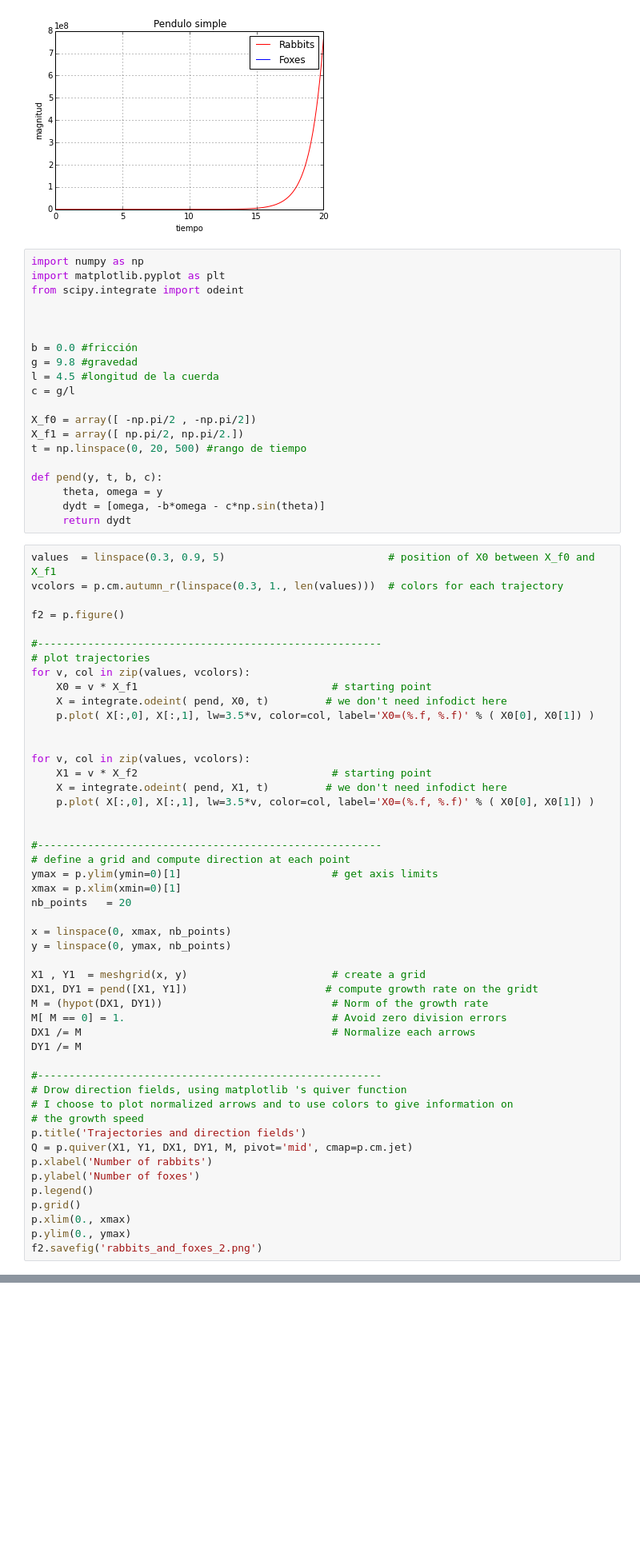
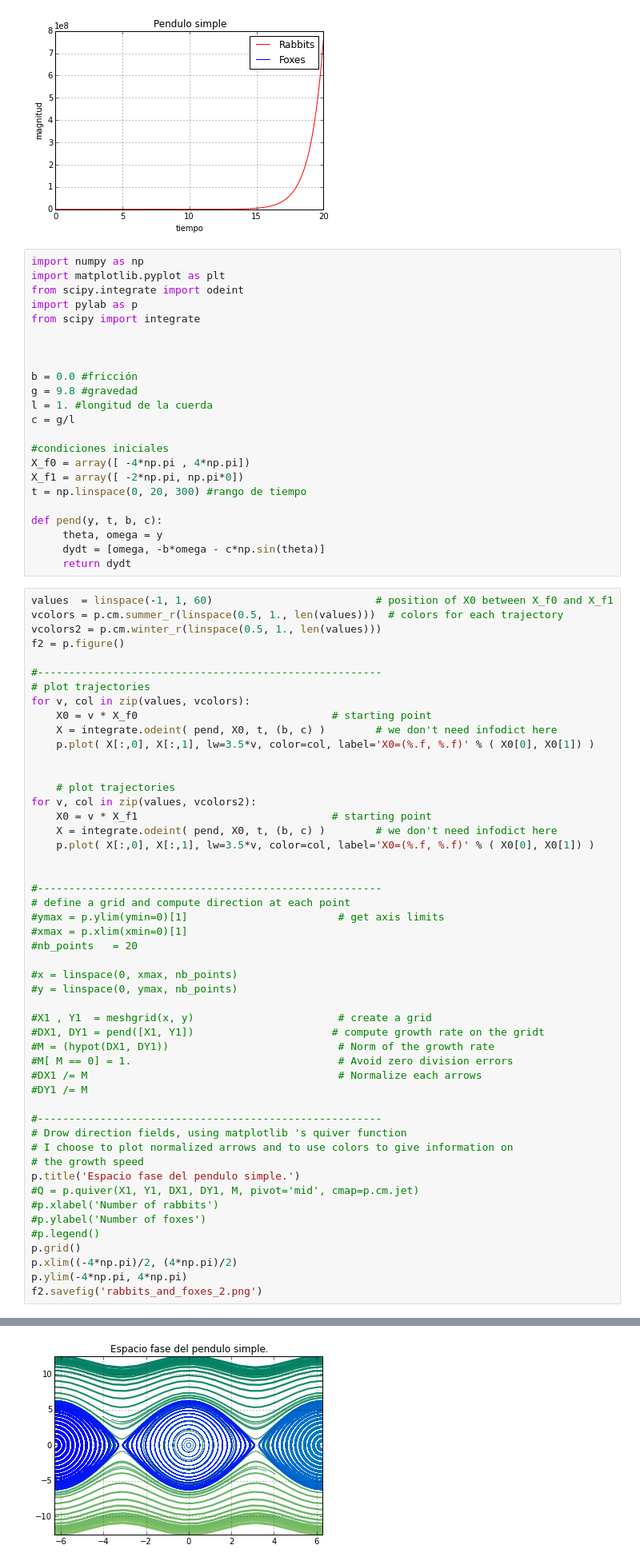
Before and after one commit to OlgaFimbresMorales/Computacional1, a Jupyter notebook: Actividad7/Actividad7.ipynb, the cells around one changed output, grey strips where cells are left out. Shown at 80% size. Drawn from its saved outputs; the diff is of its cells as text; blank space fills up the shorter version.

```diff
--- a/Actividad7/Actividad7.ipynb
+++ b/Actividad7/Actividad7.ipynb
@@ -56,69 +56,73 @@ f1.savefig('rabbits_and_foxes_1.png')
 import numpy as np
 import matplotlib.pyplot as plt
 from scipy.integrate import odeint
+import pylab as p
+from scipy import integrate
 
 
 
 b = 0.0 #fricción
 g = 9.8 #gravedad
-l = 4.5 #longitud de la cuerda
+l = 1. #longitud de la cuerda
 c = g/l
 
-X_f0 = array([ -np.pi/2 , -np.pi/2])
-X_f1 = array([ np.pi/2, np.pi/2.])
-t = np.linspace(0, 20, 500) #rango de tiempo
+#condiciones iniciales
+X_f0 = array([ -4*np.pi , 4*np.pi])
+X_f1 = array([ -2*np.pi, np.pi*0])
+t = np.linspace(0, 20, 300) #rango de tiempo
 
 def pend(y, t, b, c):
      theta, omega = y
      dydt = [omega, -b*omega - c*np.sin(theta)]
      return dydt
 # %%
-values  = linspace(0.3, 0.9, 5)                          # position of X0 between X_f0 and X_f1
-vcolors = p.cm.autumn_r(linspace(0.3, 1., len(values)))  # colors for each trajectory
-
+values  = linspace(-1, 1, 60)                          # position of X0 between X_f0 and X_f1
+vcolors = p.cm.summer_r(linspace(0.5, 1., len(values)))  # colors for each trajectory
+vcolors2 = p.cm.winter_r(linspace(0.5, 1., len(values)))
 f2 = p.figure()
 
 #-------------------------------------------------------
 # plot trajectories
 for v, col in zip(values, vcolors):
-    X0 = v * X_f1                               # starting point
-    X = integrate.odeint( pend, X0, t)         # we don't need infodict here
+    X0 = v * X_f0                               # starting point
+    X = integrate.odeint( pend, X0, t, (b, c) )        # we don't need infodict here
     p.plot( X[:,0], X[:,1], lw=3.5*v, color=col, label='X0=(%.f, %.f)' % ( X0[0], X0[1]) )
 
 
-for v, col in zip(values, vcolors):
-    X1 = v * X_f2                               # starting point
-    X = integrate.odeint( pend, X1, t)         # we don't need infodict here
+    # plot trajectories
+for v, col in zip(values, vcolors2):
+    X0 = v * X_f1                               # starting point
+    X = integrate.odeint( pend, X0, t, (b, c) )        # we don't need infodict here
     p.plot( X[:,0], X[:,1], lw=3.5*v, color=col, label='X0=(%.f, %.f)' % ( X0[0], X0[1]) )
 
 
 #-------------------------------------------------------
 # define a grid and compute direction at each point
-ymax = p.ylim(ymin=0)[1]                        # get axis limits
-xmax = p.xlim(xmin=0)[1]
-nb_points   = 20
+#ymax = p.ylim(ymin=0)[1]                        # get axis limits
+#xmax = p.xlim(xmin=0)[1]
+#nb_points   = 20
 
-x = linspace(0, xmax, nb_points)
-y = linspace(0, ymax, nb_points)
+#x = linspace(0, xmax, nb_points)
+#y = linspace(0, ymax, nb_points)
 
-X1 , Y1  = meshgrid(x, y)                       # create a grid
-DX1, DY1 = pend([X1, Y1])                      # compute growth rate on the gridt
-M = (hypot(DX1, DY1))                           # Norm of the growth rate
-M[ M == 0] = 1.                                 # Avoid zero division errors
-DX1 /= M                                        # Normalize each arrows
-DY1 /= M
+#X1 , Y1  = meshgrid(x, y)                       # create a grid
+#DX1, DY1 = pend([X1, Y1])                      # compute growth rate on the gridt
+#M = (hypot(DX1, DY1))                           # Norm of the growth rate
+#M[ M == 0] = 1.                                 # Avoid zero division errors
+#DX1 /= M                                        # Normalize each arrows
+#DY1 /= M
 
 #-------------------------------------------------------
 # Drow direction fields, using matplotlib 's quiver function
 # I choose to plot normalized arrows and to use colors to give information on
 # the growth speed
-p.title('Trajectories and direction fields')
-Q = p.quiver(X1, Y1, DX1, DY1, M, pivot='mid', cmap=p.cm.jet)
-p.xlabel('Number of rabbits')
-p.ylabel('Number of foxes')
-p.legend()
+p.title('Espacio fase del pendulo simple.')
+#Q = p.quiver(X1, Y1, DX1, DY1, M, pivot='mid', cmap=p.cm.jet)
+#p.xlabel('Number of rabbits')
+#p.ylabel('Number of foxes')
+#p.legend()
 p.grid()
-p.xlim(0., xmax)
-p.ylim(0., ymax)
+p.xlim((-4*np.pi)/2, (4*np.pi)/2)
+p.ylim(-4*np.pi, 4*np.pi)
 f2.savefig('rabbits_and_foxes_2.png')
 # %% [output]
@@ -137,0 +129 @@ TypeError: pend() takes exactly 4 arguments (2 given)
+[figure, added]
```
Also changed, not shown: parts of 1 cell of this notebook, 4 other files.
